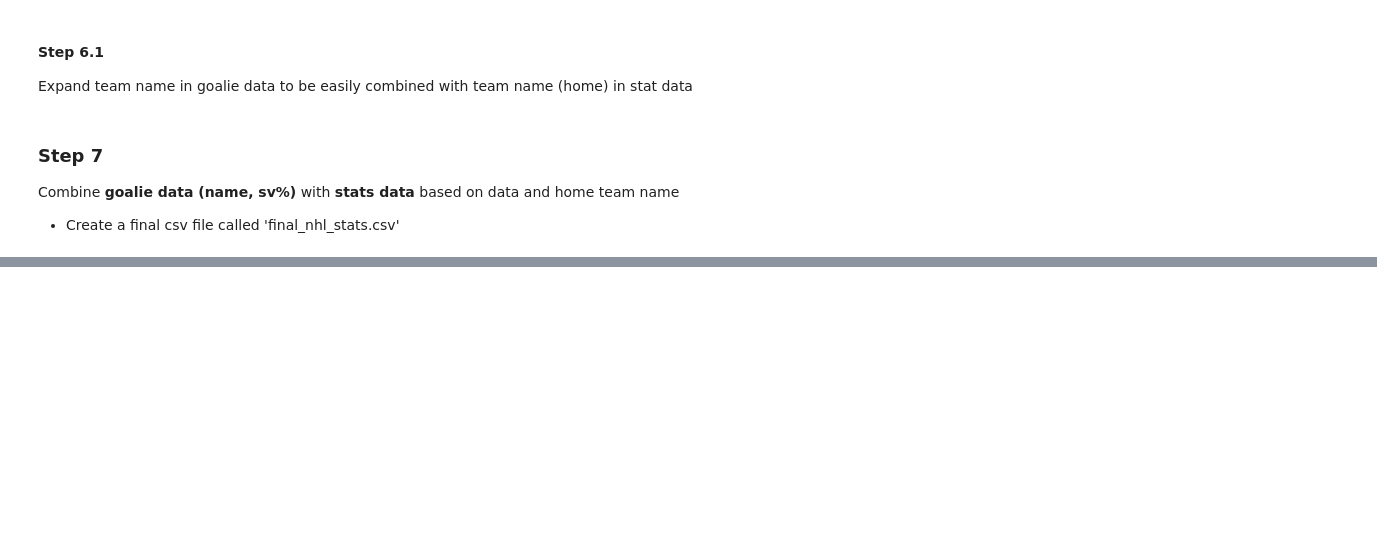
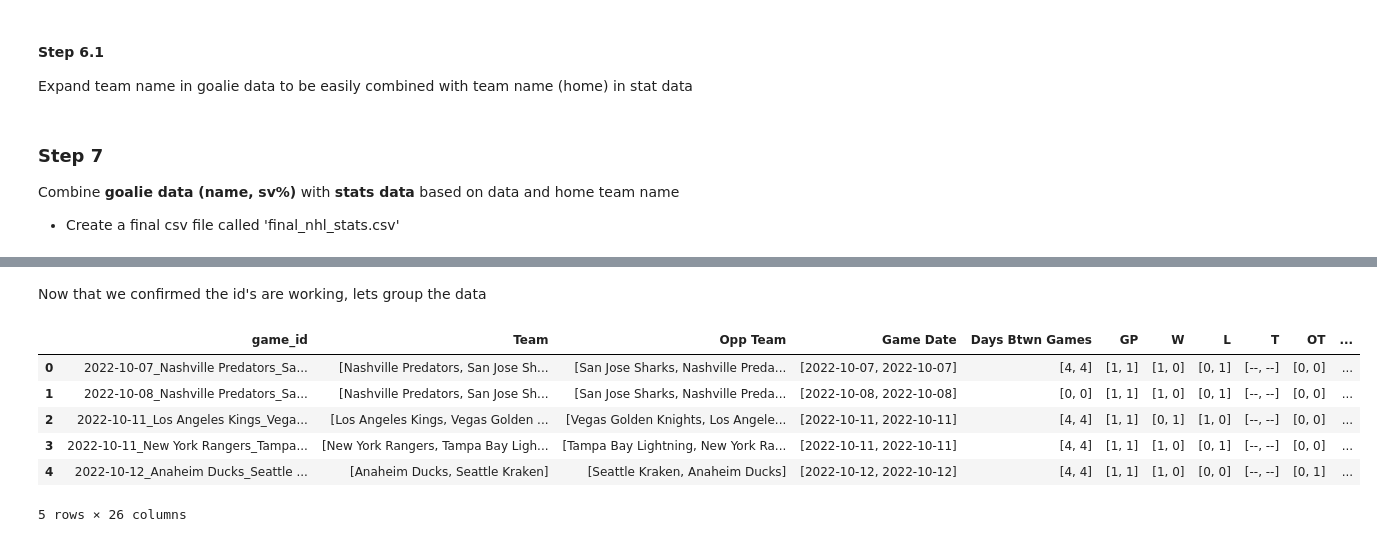
Before and after one commit to Griger2004/NHL_predictor, a Jupyter notebook: main/ml_dev/notebooks/data_scraper.ipynb, the cells around one changed output, grey strips where cells are left out. Cells and saved outputs as stored; diff of their text form; code cells hidden in the pictures; blank space fills up the shorter version.

```diff
--- a/main/ml_dev/notebooks/data_scraper.ipynb
+++ b/main/ml_dev/notebooks/data_scraper.ipynb
@@ -258,0 +262,18 @@ final_nhl_stats_df.to_csv(COMBINED_CSV_PATH, index=False)
+# %%
+hockey_ref_url_2023 = 'https://www.hockey-reference.com/leagues/NHL_2023_games.html'
+hockey_ref_url_2024 = 'https://www.hockey-reference.com/leagues/NHL_2024_games.html'
+hockey_ref_url_2025 = 'https://www.hockey-reference.com/leagues/NHL_2025_games.html'
+
+# Read tables for each season
+hockey_ref_dfs_2023 = pd.read_html(hockey_ref_url_2023)
+hockey_ref_dfs_2024 = pd.read_html(hockey_ref_url_2024)
+hockey_ref_dfs_2025 = pd.read_html(hockey_ref_url_2025)
+
+# Usually, the first table is the games table
+hockey_ref_dfs_2023[0].to_csv('./generated/nhl_ref_data_2023.csv', index=False)
+hockey_ref_dfs_2024[0].to_csv('./generated/nhl_ref_data_2024.csv', index=False)
+hockey_ref_dfs_2025[0].to_csv('./generated/nhl_ref_data_2025.csv', index=False)
+
+nhl_ref_data_2023 = pd.read_csv('./generated/nhl_ref_data_2023.csv')
+nhl_ref_data_2024 = pd.read_csv('./generated/nhl_ref_data_2024.csv')
+nhl_ref_data_2025 = pd.read_csv('./generated/nhl_ref_data_2025.csv')
@@ -258,0 +367,18 @@ final_nhl_stats_df.to_csv(COMBINED_CSV_PATH, index=False)
+# %% [markdown]
+Now that we confirmed the id's are working, lets group the data
+# %%
+# print out the list of columns in the final dataframe
+#cols = ['Days Btwn Games', 'GF/GP', 'GA/GP', 'Shots/GP', 'SA/GP', 'PP Opp/GP', 'TS/GP', 'PP%', 'PK%', 'FOW%', 'Goalie', 'Sv%']
+
+# group by game_id NOT BY THE COLS
+grouped_df = final_nhl_stats_df.groupby('game_id').agg(lambda x: list(x)).reset_index()
+
+grouped_df.head()
+# %% [output]
+|  | game_id | Team | Opp Team | Game Date | Days Btwn Games | GP | W | L | T | OT | ... |
+| 0 | 2022-10-07_Nashville Predators_Sa... | [Nashville Predators, San Jose Sh... | [San Jose Sharks, Nashville Preda... | [2022-10-07, 2022-10-07] | [4, 4] | [1, 1] | [1, 0] | [0, 1] | [--, --] | [0, 0] | ... |
+| 1 | 2022-10-08_Nashville Predators_Sa... | [Nashville Predators, San Jose Sh... | [San Jose Sharks, Nashville Preda... | [2022-10-08, 2022-10-08] | [0, 0] | [1, 1] | [1, 0] | [0, 1] | [--, --] | [0, 0] | ... |
+| 2 | 2022-10-11_Los Angeles Kings_Vega... | [Los Angeles Kings, Vegas Golden ... | [Vegas Golden Knights, Los Angele... | [2022-10-11, 2022-10-11] | [4, 4] | [1, 1] | [0, 1] | [1, 0] | [--, --] | [0, 0] | ... |
+| 3 | 2022-10-11_New York Rangers_Tampa... | [New York Rangers, Tampa Bay Ligh... | [Tampa Bay Lightning, New York Ra... | [2022-10-11, 2022-10-11] | [4, 4] | [1, 1] | [1, 0] | [0, 1] | [--, --] | [0, 0] | ... |
+| 4 | 2022-10-12_Anaheim Ducks_Seattle ... | [Anaheim Ducks, Seattle Kraken] | [Seattle Kraken, Anaheim Ducks] | [2022-10-12, 2022-10-12] | [4, 4] | [1, 1] | [1, 0] | [0, 0] | [--, --] | [0, 1] | ... |
+5 rows × 26 columns
```
Also changed, not shown: parts of 12 cells of this notebook, 4 other files.
